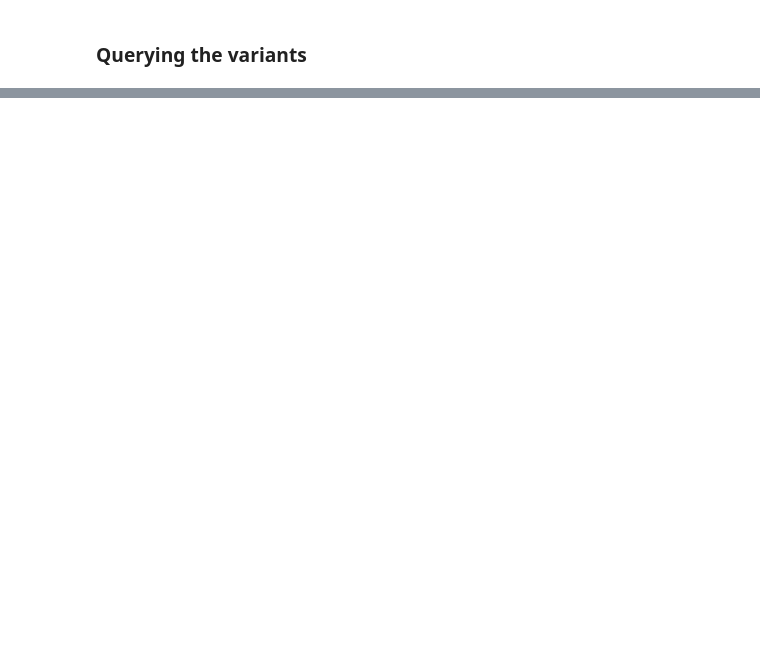
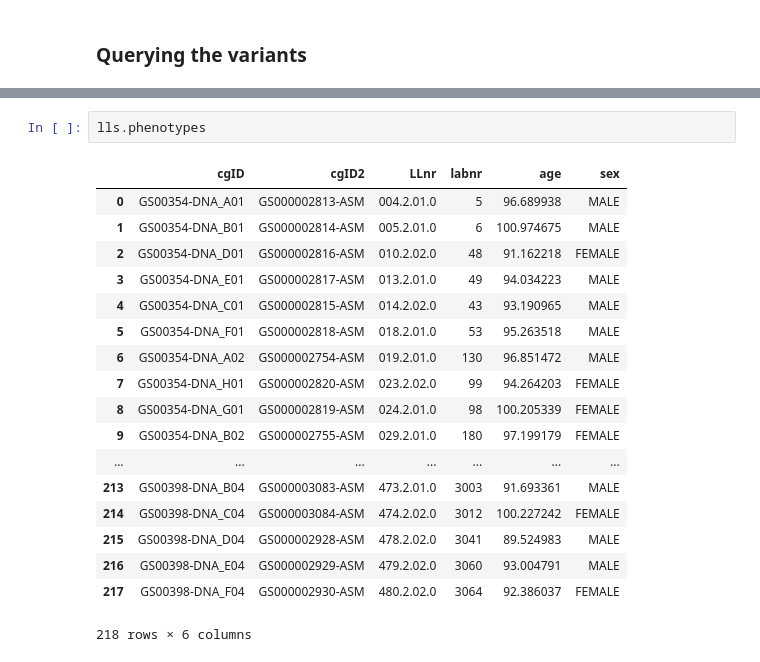
Before and after one commit to thiesgehrmann/BIU, a Jupyter notebook: docs/biu.db.LLS.ipynb, the cells around one changed output, grey strips where cells are left out. Drawn from its saved outputs; the diff is of its cells as text; blank space fills up the shorter version.

```diff
--- a/docs/biu.db.LLS.ipynb
+++ b/docs/biu.db.LLS.ipynb
@@ -129,0 +201,21 @@ lls.queryRegions([ (1, 1000000, 1001000), (2, 1000000, 1001000)], types=['snp'],
+# %%
+lls.phenotypes
+# %% [output]
+|  | cgID | cgID2 | LLnr | labnr | age | sex |
+| 0 | GS00354-DNA_A01 | GS000002813-ASM | 004.2.01.0 | 5 | 96.689938 | MALE |
+| 1 | GS00354-DNA_B01 | GS000002814-ASM | 005.2.01.0 | 6 | 100.974675 | MALE |
+| 2 | GS00354-DNA_D01 | GS000002816-ASM | 010.2.02.0 | 48 | 91.162218 | FEMALE |
+| 3 | GS00354-DNA_E01 | GS000002817-ASM | 013.2.01.0 | 49 | 94.034223 | MALE |
+| 4 | GS00354-DNA_C01 | GS000002815-ASM | 014.2.02.0 | 43 | 93.190965 | MALE |
+| 5 | GS00354-DNA_F01 | GS000002818-ASM | 018.2.01.0 | 53 | 95.263518 | MALE |
+| 6 | GS00354-DNA_A02 | GS000002754-ASM | 019.2.01.0 | 130 | 96.851472 | MALE |
+| 7 | GS00354-DNA_H01 | GS000002820-ASM | 023.2.02.0 | 99 | 94.264203 | FEMALE |
+| 8 | GS00354-DNA_G01 | GS000002819-ASM | 024.2.01.0 | 98 | 100.205339 | FEMALE |
+| 9 | GS00354-DNA_B02 | GS000002755-ASM | 029.2.01.0 | 180 | 97.199179 | FEMALE |
+| ... | ... | ... | ... | ... | ... | ... |
+| 213 | GS00398-DNA_B04 | GS000003083-ASM | 473.2.01.0 | 3003 | 91.693361 | MALE |
+| 214 | GS00398-DNA_C04 | GS000003084-ASM | 474.2.02.0 | 3012 | 100.227242 | FEMALE |
+| 215 | GS00398-DNA_D04 | GS000002928-ASM | 478.2.02.0 | 3041 | 89.524983 | MALE |
+| 216 | GS00398-DNA_E04 | GS000002929-ASM | 479.2.02.0 | 3060 | 93.004791 | MALE |
+| 217 | GS00398-DNA_F04 | GS000002930-ASM | 480.2.02.0 | 3064 | 92.386037 | FEMALE |
+218 rows × 6 columns
```
Also changed, not shown: parts of 8 cells of this notebook, 11 other files.
